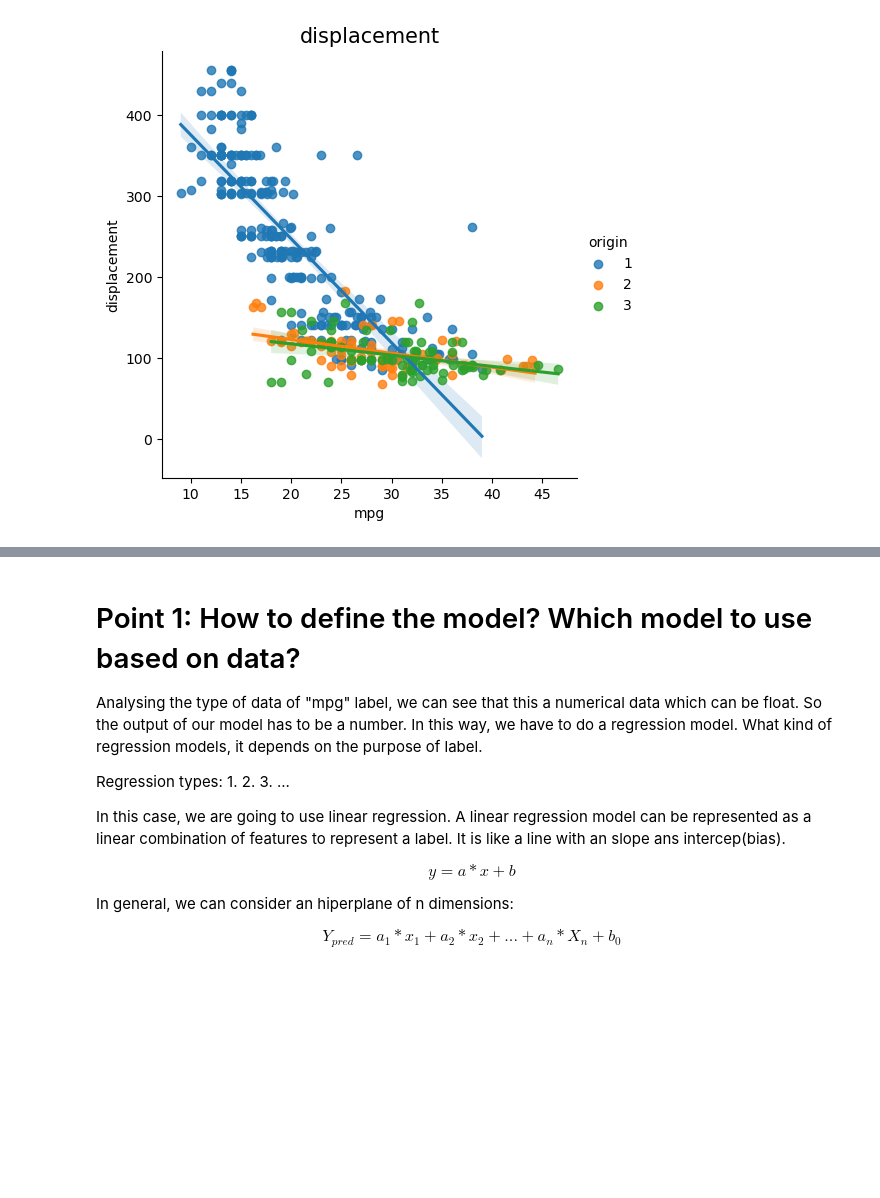
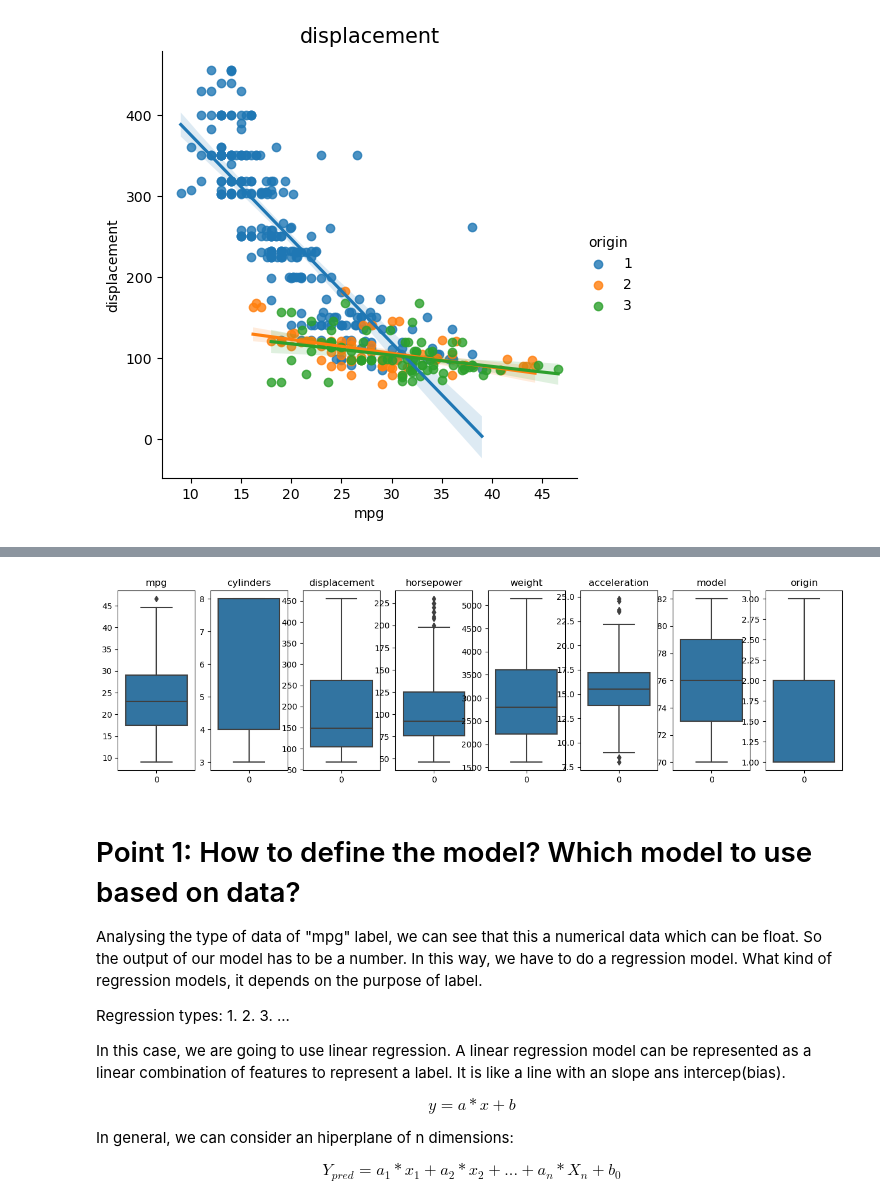
Before and after one commit to yonkeenn/LinearRegression, a Jupyter notebook: LinearRegression.ipynb, the cells around one changed output, grey strips where cells are left out. Saved outputs shown, nothing was run; the diff lists cells and outputs as text; code cells hidden in the pictures; blank space fills up the shorter version.

```diff
--- a/LinearRegression.ipynb
+++ b/LinearRegression.ipynb
@@ -243,3 +325,15 @@ for i in ["horsepower","acceleration","weight","displacement"]:
+# %%
+x = 0
+plt.figure(figsize=(16, 4))
+for i in df.select_dtypes("number"):
+    x += 1
+    plt.subplot(1, 8, x)
+    sns.boxplot(data=df[i])
+    plt.title(i)
+
+plt.show()
+# %% [output]
+[figure, added]
 # %% [markdown]
 # Point 1: How to define the model? Which model to use based on data?
 
```
Also changed, not shown: parts of 10 cells of this notebook.
